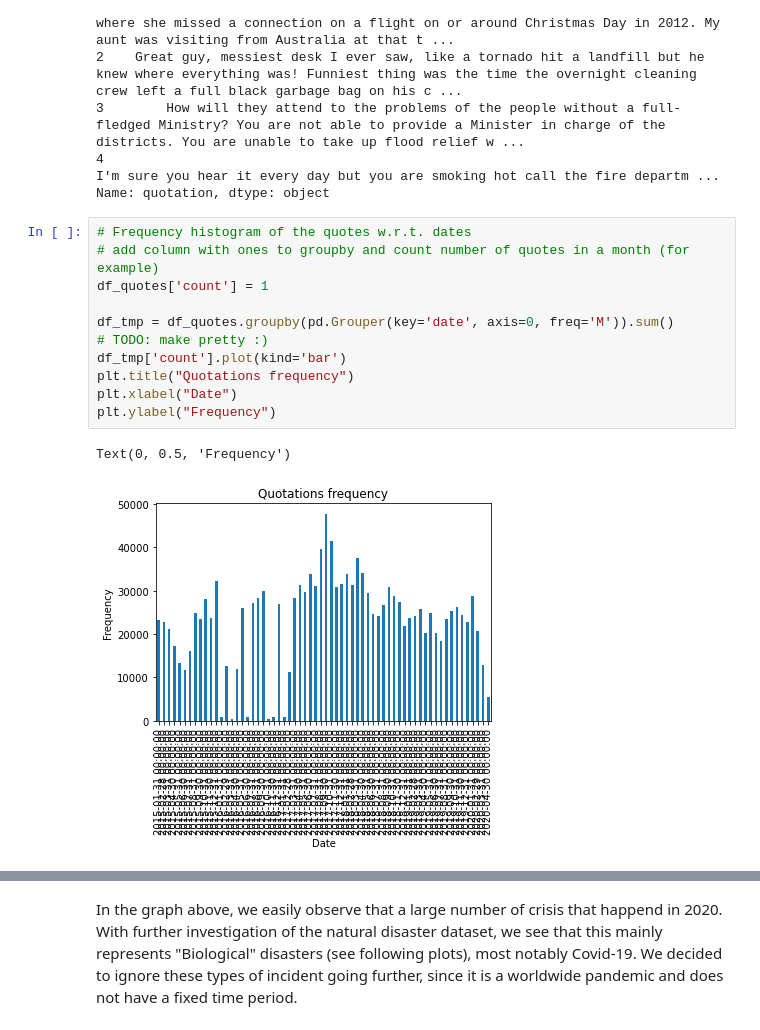
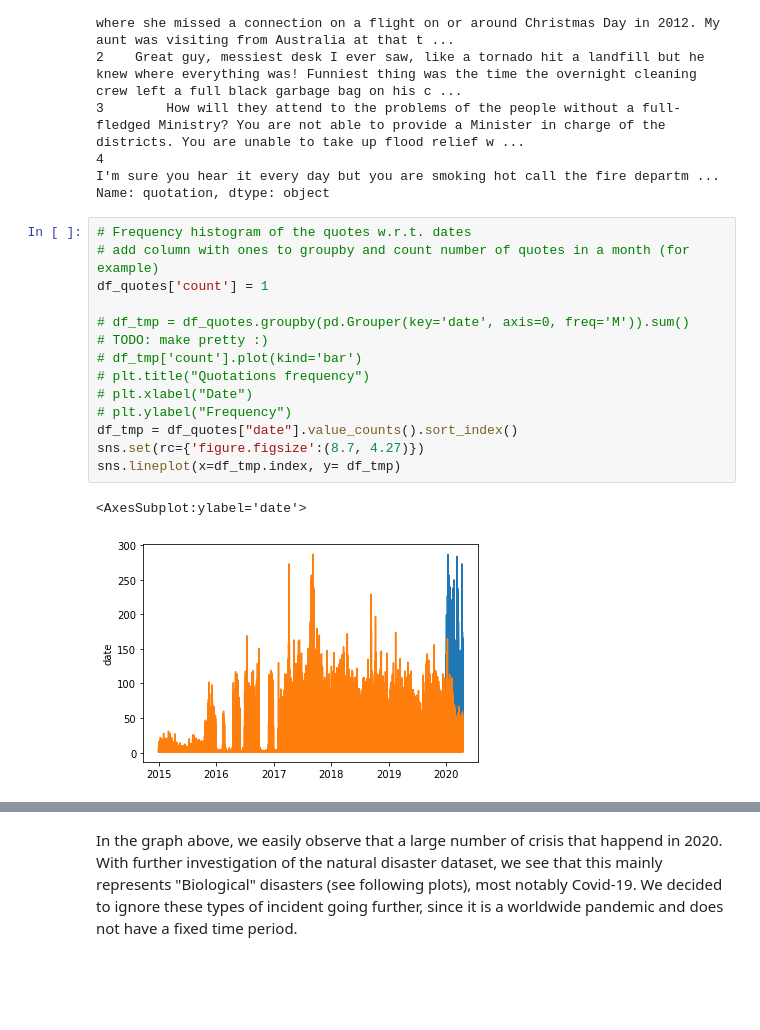
Before and after one commit to epfl-ada/ada-2021-project-marietan-ghariani-bracone-karimi, a Jupyter notebook: project.ipynb, the cells around one changed output, grey strips where cells are left out. Saved outputs shown, nothing was run; the diff lists cells and outputs as text; blank space fills up the shorter version.

Commit message:
added plots

```diff
--- a/project.ipynb
+++ b/project.ipynb
@@ -96,17 +96,20 @@ Name: quotation, dtype: object
 # %%
 # Frequency histogram of the quotes w.r.t. dates
 # add column with ones to groupby and count number of quotes in a month (for example)
 df_quotes['count'] = 1
 
-df_tmp = df_quotes.groupby(pd.Grouper(key='date', axis=0, freq='M')).sum()
+# df_tmp = df_quotes.groupby(pd.Grouper(key='date', axis=0, freq='M')).sum()
 # TODO: make pretty :)
-df_tmp['count'].plot(kind='bar')
-plt.title("Quotations frequency")
-plt.xlabel("Date")
-plt.ylabel("Frequency")
+# df_tmp['count'].plot(kind='bar')
+# plt.title("Quotations frequency")
+# plt.xlabel("Date")
+# plt.ylabel("Frequency")
+df_tmp = df_quotes["date"].value_counts().sort_index()
+sns.set(rc={'figure.figsize':(8.7, 4.27)})
+sns.lineplot(x=df_tmp.index, y= df_tmp)
 # %% [output]
-Text(0, 0.5, 'Frequency')
+<AxesSubplot:ylabel='date'>
-[figure, old version]
+[figure, new version]
 # %%
 # Natural disasters per year
 nd_frame['fy_declared'].hist(bins=100)
```
Also changed, not shown: parts of 10 cells of this notebook.
